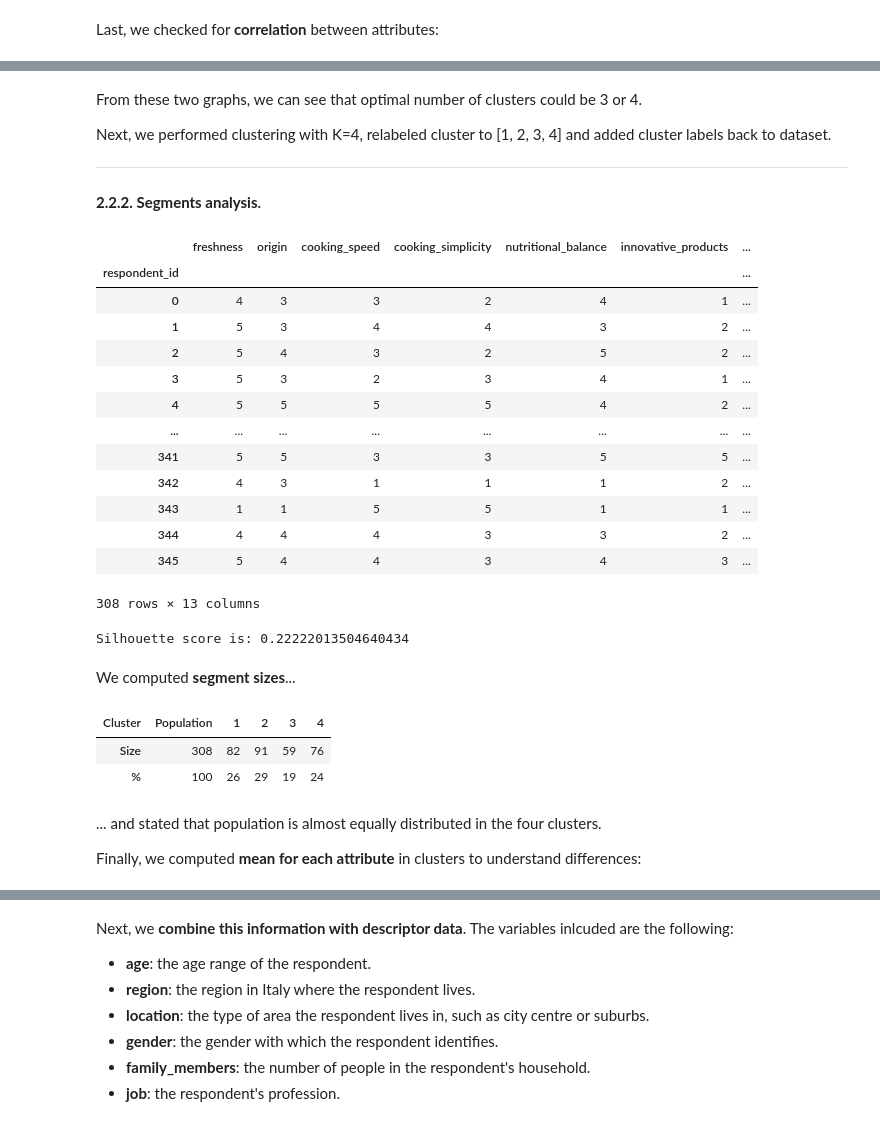
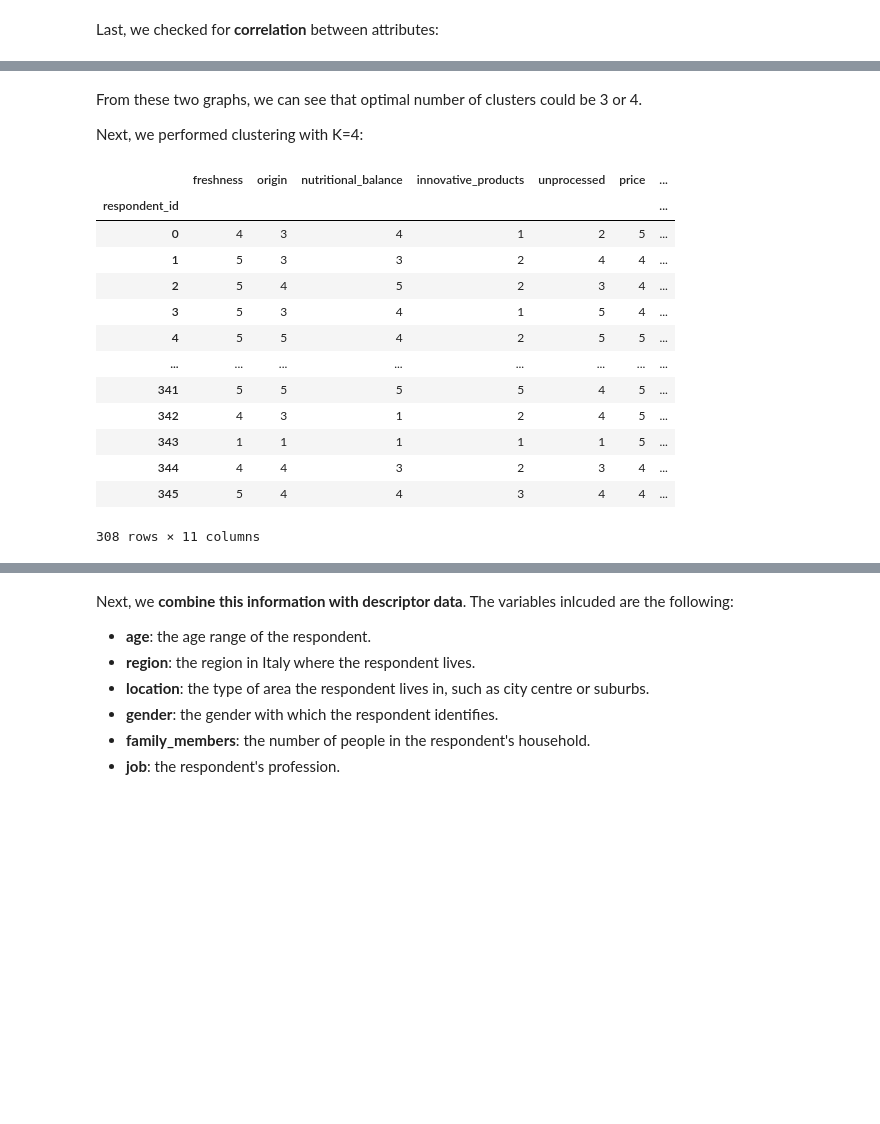
Before and after one commit to AngelicaLongo/Marketing-analytics-, a Jupyter notebook: segmentation.ipynb, the cells around one changed output, grey strips where cells are left out. Saved outputs shown, nothing was run; the diff lists cells and outputs as text; code cells hidden in the pictures; blank space fills up the shorter version.

```diff
--- a/segmentation.ipynb
+++ b/segmentation.ipynb
@@ -221,0 +244,3 @@ plt.show()
+# %%
+segmentation_data['speed_n_simplicity'] = segmentation_data[['cooking_speed', 'cooking_simplicity']].mean(axis=1)
+segmentation_data.drop(['cooking_speed', 'cooking_simplicity', 'low_impact_environment'], axis=1, inplace=True)
@@ -238,5 +329,5 @@ visualizer.show();
 # %%
-visualizer = KElbowVisualizer(model,metric='silhouette',timings=False)
+visualizer = KElbowVisualizer(model,metric='silhouette',timings=False, locate_elbow= False)
 visualizer.fit(segmentation_data)
 visualizer.show();
 # %% [output]
@@ -245,51 +338,25 @@ visualizer.show();
 From these two graphs, we can see that optimal number of clusters could be 3 or 4.
 
 
-Next, we performed clustering with K=4, relabeled cluster to [1, 2, 3, 4] and added cluster labels back to dataset.
-
----
-
-
-
-#### **2.2.2. Segments analysis**.
+Next, we performed clustering with K=4:
 # %%
 kmeans4 = KMeans(n_clusters = 4, random_state=42)
 kmeans4.fit(segmentation_data)
-segmentation_data['Cluster'] = kmeans4.labels_ +1
+segmentation_data['Cluster_KMeans'] = kmeans4.labels_ +1
 
 segmentation_data
 # %% [output]
-|  | freshness | origin | cooking_speed | cooking_simplicity | nutritional_balance | innovative_products | ... |
+|  | freshness | origin | nutritional_balance | innovative_products | unprocessed | price | ... |
 | respondent_id |  |  |  |  |  |  | ... |
-| 0 | 4 | 3 | 3 | 2 | 4 | 1 | ... |
-| 1 | 5 | 3 | 4 | 4 | 3 | 2 | ... |
-| 2 | 5 | 4 | 3 | 2 | 5 | 2 | ... |
-| 3 | 5 | 3 | 2 | 3 | 4 | 1 | ... |
-| 4 | 5 | 5 | 5 | 5 | 4 | 2 | ... |
+| 0 | 4 | 3 | 4 | 1 | 2 | 5 | ... |
+| 1 | 5 | 3 | 3 | 2 | 4 | 4 | ... |
+| 2 | 5 | 4 | 5 | 2 | 3 | 4 | ... |
+| 3 | 5 | 3 | 4 | 1 | 5 | 4 | ... |
+| 4 | 5 | 5 | 4 | 2 | 5 | 5 | ... |
 | ... | ... | ... | ... | ... | ... | ... | ... |
-| 341 | 5 | 5 | 3 | 3 | 5 | 5 | ... |
-| 342 | 4 | 3 | 1 | 1 | 1 | 2 | ... |
-| 343 | 1 | 1 | 5 | 5 | 1 | 1 | ... |
-| 344 | 4 | 4 | 4 | 3 | 3 | 2 | ... |
-| 345 | 5 | 4 | 4 | 3 | 4 | 3 | ... |
+| 341 | 5 | 5 | 5 | 5 | 4 | 5 | ... |
+| 342 | 4 | 3 | 1 | 2 | 4 | 5 | ... |
+| 343 | 1 | 1 | 1 | 1 | 1 | 5 | ... |
+| 344 | 4 | 4 | 3 | 2 | 3 | 4 | ... |
+| 345 | 5 | 4 | 4 | 3 | 4 | 4 | ... |
-308 rows × 13 columns
+308 rows × 11 columns
-# %%
-silhouette_kmeans = silhouette_score(segmentation_data, kmeans4.labels_)
-print(f'Silhouette score is:', str(silhouette_kmeans))
-# %% [output]
-Silhouette score is: 0.22222013504640434
-# %% [markdown]
-We computed **segment sizes**...
-# %%
-cluster_size = pd.DataFrame(segmentation_data.groupby("Cluster").size(),columns=["Size"]).T
-cluster_size.insert(0,"Population",len(segmentation_data))
-cluster_size.loc["%"] = cluster_size.iloc[0].div(cluster_size.iloc[0,0]).mul(100).astype(int)
-cluster_size
-# %% [output]
-| Cluster | Population | 1 | 2 | 3 | 4 |
-| Size | 308 | 82 | 91 | 59 | 76 |
-| % | 100 | 26 | 29 | 19 | 24 |
-# %% [markdown]
-... and stated that population is almost equally distributed in the four clusters.
-
-Finally, we computed **mean for each attribute** in clusters to understand differences:
```
Also changed, not shown: parts of 26 cells of this notebook.
